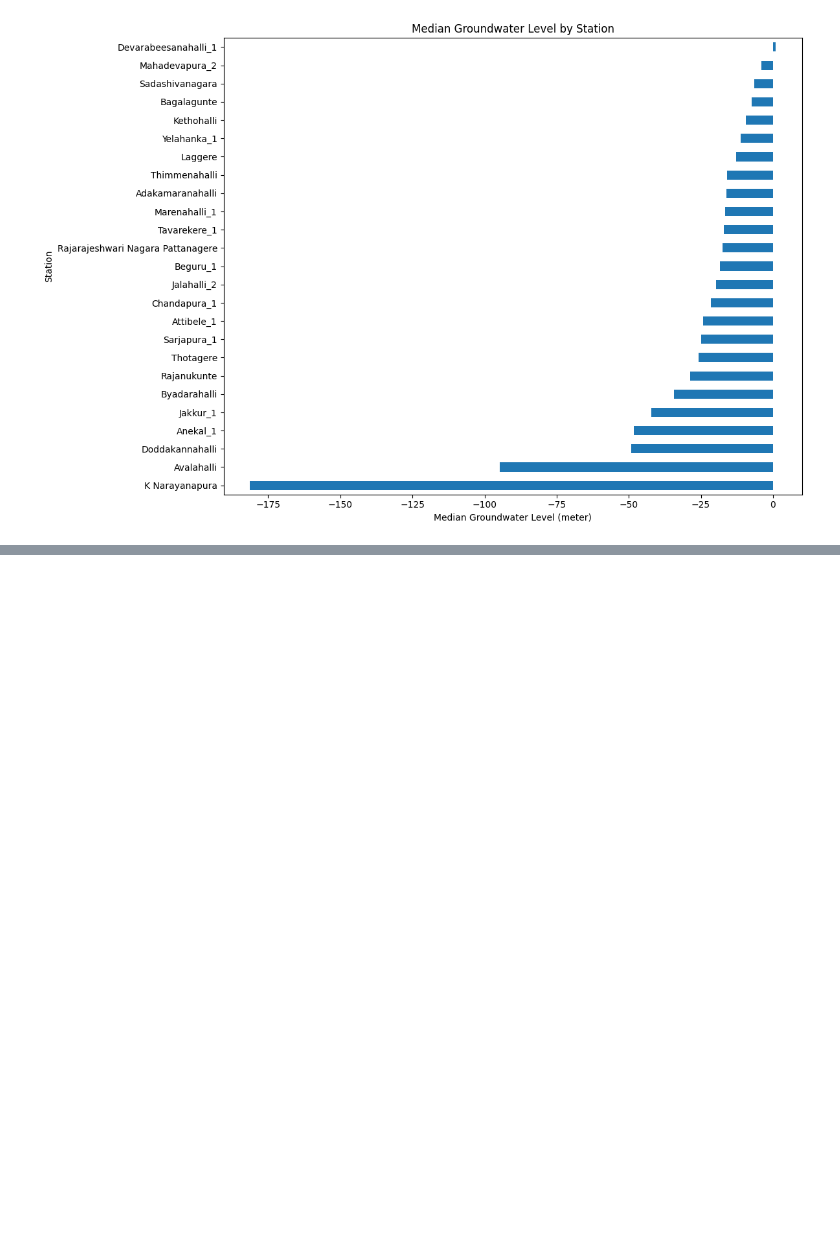
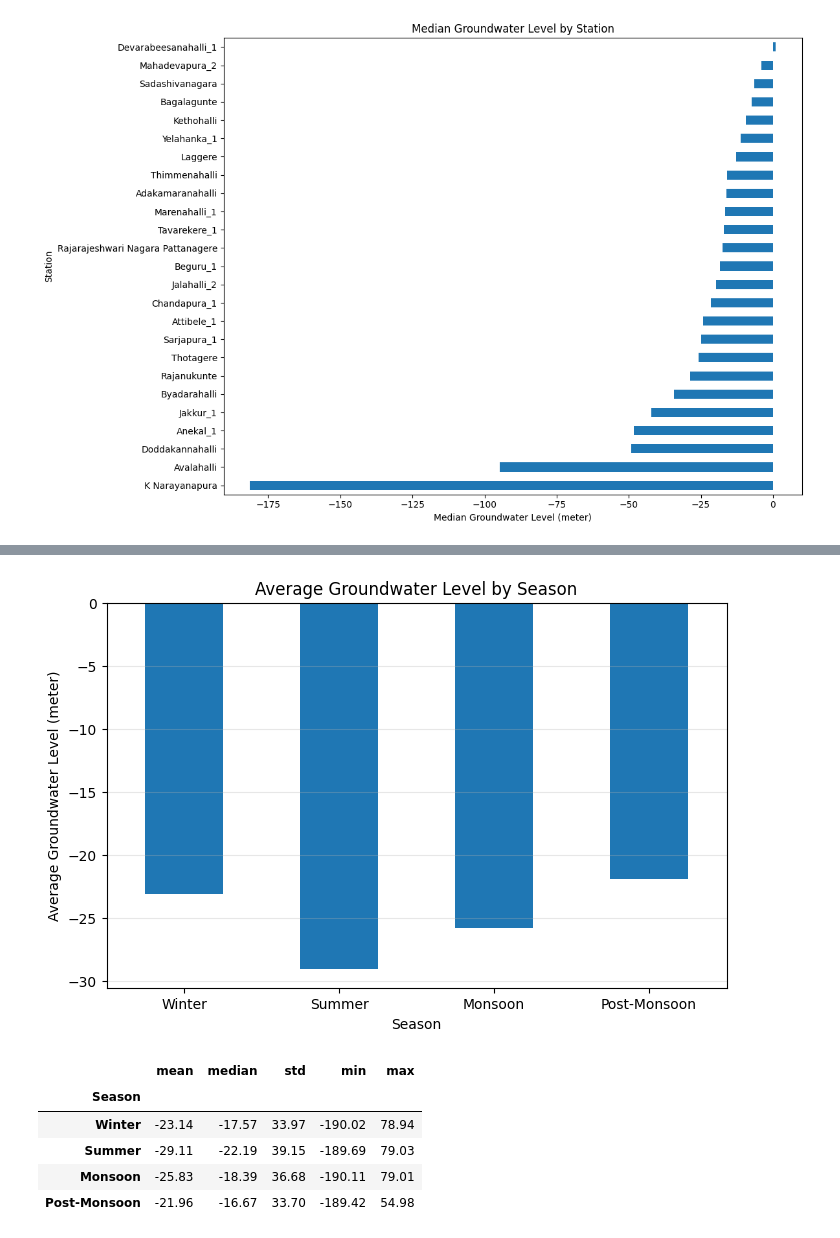
Before and after one commit to Koushik23R/groundwater-ai, a Jupyter notebook: notebooks/03_exploratory_data_analysis.ipynb, the cells around one changed output, grey strips where cells are left out. Cells and saved outputs as stored; diff of their text form; code cells hidden in the pictures; blank space fills up the shorter version.

```diff
--- a/notebooks/03_exploratory_data_analysis.ipynb
+++ b/notebooks/03_exploratory_data_analysis.ipynb
@@ -190,0 +563,48 @@ plt.show()
+# %%
+import numpy as np
+import matplotlib.pyplot as plt
+
+# Assign seasons
+def get_season(month):
+    if month in [12, 1, 2]:
+        return "Winter"
+    elif month in [3, 4, 5]:
+        return "Summer"
+    elif month in [6, 7, 8, 9]:
+        return "Monsoon"
+    else:
+        return "Post-Monsoon"
+
+df["Season"] = df["Data Acquisition Time"].dt.month.apply(get_season)
+
+season_order = ["Winter", "Summer", "Monsoon", "Post-Monsoon"]
+
+season_stats = (
+    df.groupby("Season")["Groundwater Level Telemetry 6 Hourly (meter)"]
+      .agg(["mean", "median", "std", "min", "max"])
+      .reindex(season_order)
+      .round(2)
+)
+
+plt.figure(figsize=(8,5))
+
+season_stats["mean"].plot(
+    kind="bar",
+    rot=0
+)
+
+plt.ylabel("Average Groundwater Level (meter)")
+plt.title("Average Groundwater Level by Season")
+plt.grid(axis="y", alpha=0.3)
+
+plt.show()
+
+display(season_stats)
+# %% [output]
+[figure, added]
+|  | mean | median | std | min | max |
+| Season |  |  |  |  |  |
+| Winter | -23.14 | -17.57 | 33.97 | -190.02 | 78.94 |
+| Summer | -29.11 | -22.19 | 39.15 | -189.69 | 79.03 |
+| Monsoon | -25.83 | -18.39 | 36.68 | -190.11 | 79.01 |
+| Post-Monsoon | -21.96 | -16.67 | 33.70 | -189.42 | 54.98 |
```
Also changed, not shown: parts of 21 cells of this notebook.
